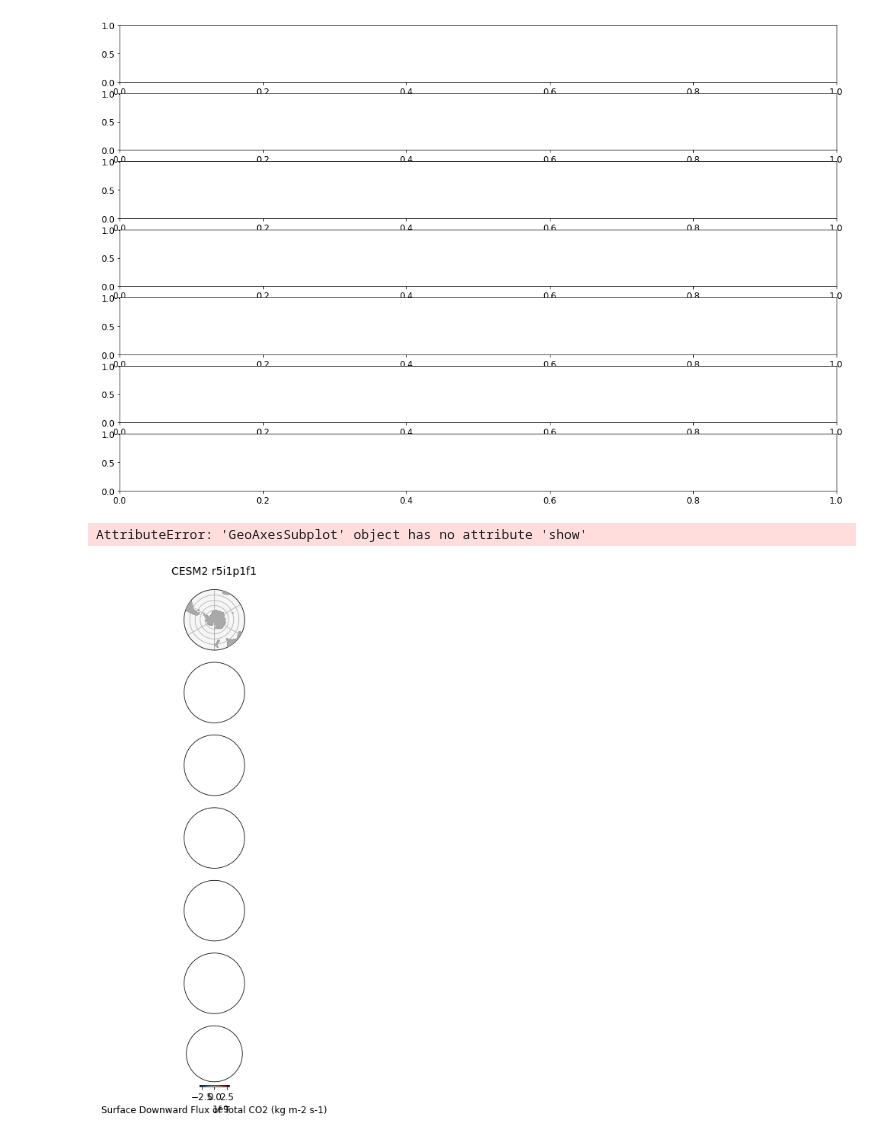
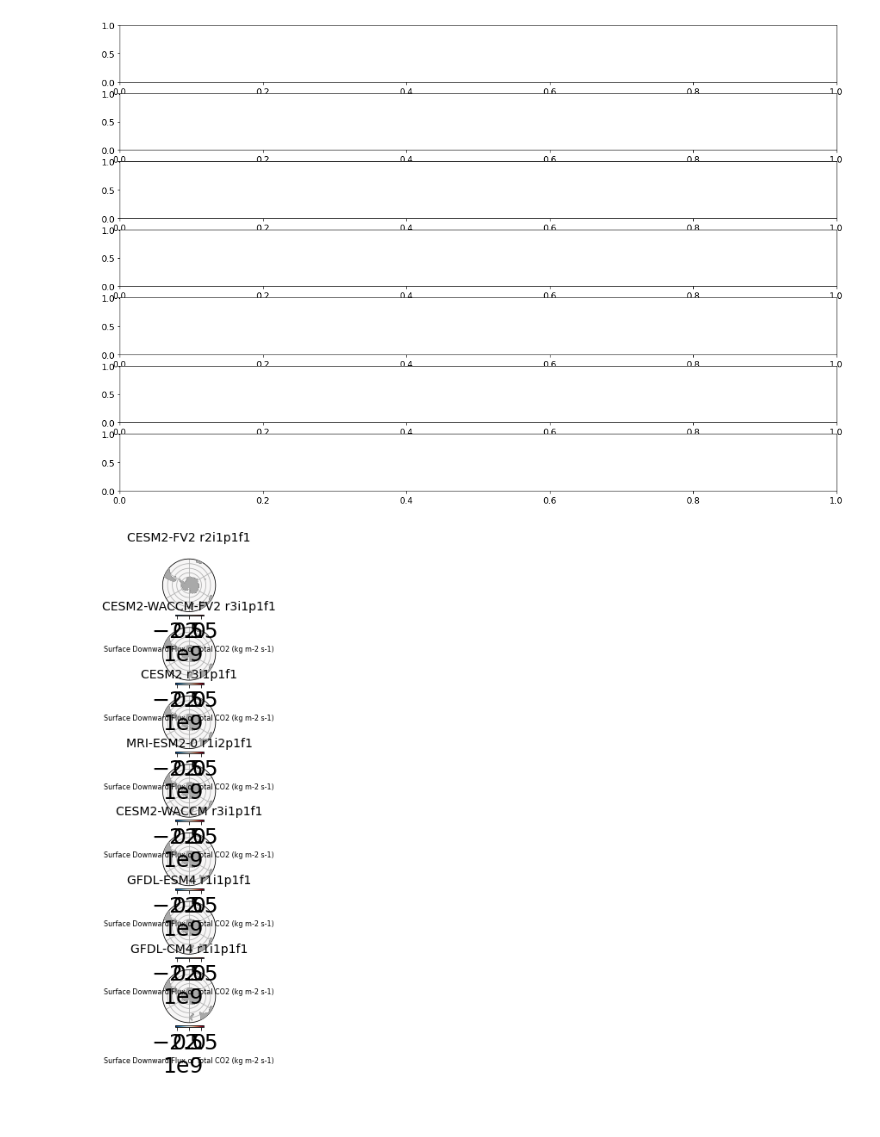
Before and after one commit to gmacgilchrist/seniorthesis, a Jupyter notebook: notebooks/fgco2_proj.ipynb, the cells around one changed output. Saved outputs shown, nothing was run; the diff lists cells and outputs as text; code cells hidden in the pictures.

Commit message:
fgco2 line plot and projections

```diff
--- a/notebooks/fgco2_proj.ipynb
+++ b/notebooks/fgco2_proj.ipynb
@@ -149,7 +149,7 @@ for name, ds_fgco2 in dd_fgco2.items():
 AttributeError: 'AxesSubplot' object has no attribute 'add_feature'
 [figure]
 # %%
-fig, axarr = plt.subplots(nrows = 7, figsize=[18,12],subplot_kw={'projection':ccrs.SouthPolarStereo()})
+fig, axarr = plt.subplots(nrows = 7, figsize=[10,10],subplot_kw={'projection':ccrs.SouthPolarStereo()})
 ax_idx = 0 # index for your axes array
 for name, ds_fgco2 in dd_fgco2.items():
     crs_plot = ccrs.SouthPolarStereo()
@@ -159,34 +159,34 @@ for name, ds_fgco2 in dd_fgco2.items():
     ax.add_feature(cfeature.LAND,zorder=10,facecolor='darkgray')
     ax.set_extent([-180, 180, -90, -30], crs_source)
     # Compute a circle in axes coordinates, which we can use as a boundary
     # for the map. We can pan/zoom as much as we like - the boundary will be
     # permanently circular.
     theta = np.linspace(0, 2*np.pi, 100)
     center, radius = [0.5, 0.5], 0.5
     verts = np.vstack([np.sin(theta), np.cos(theta)]).T
     circle = mpath.Path(verts * radius + center)
     ax.set_boundary(circle, transform=ax.transAxes)
 
     ax.gridlines()
     ax.coastlines()
 
     title=ds_fgco2.attrs['source_id']+ ' '+ds_fgco2.attrs['variant_label']
     ax.set_title(title,fontsize=14,pad = 20)
 
 
     Z = ds_fgco2.fgco2.isel(time = 0)
     lat = ds_fgco2.lat.transpose('y','x')
     lon = ds_fgco2.lon.transpose('y','x')
     X = lon.data
     Y = lat.values
 
     im = ax.pcolormesh(X,Y,Z,cmap='RdBu_r',transform=crs_source,vmin=-3e9,vmax=3e9)
 
     cbar_label = 'Surface Downward Flux of Total CO2 (kg m-2 s-1)'
-    cbar = plt.colorbar(im,orientation='horizontal',fraction=0.025,pad=0.05)
-    cbar.set_label(cbar_label,fontsize=12)
+    cbar = plt.colorbar(im,ax = ax, orientation='horizontal',fraction=0.025,pad=0.05)
+    cbar.set_label(cbar_label, fontsize = 8)
 
     ax_idx += 1
+    fig.show()
 # %% [output]
-AttributeError: 'GeoAxesSubplot' object has no attribute 'show'
-[figure, old version]
+[figure, new version]
```
Also changed, not shown: parts of 4 cells of this notebook.
